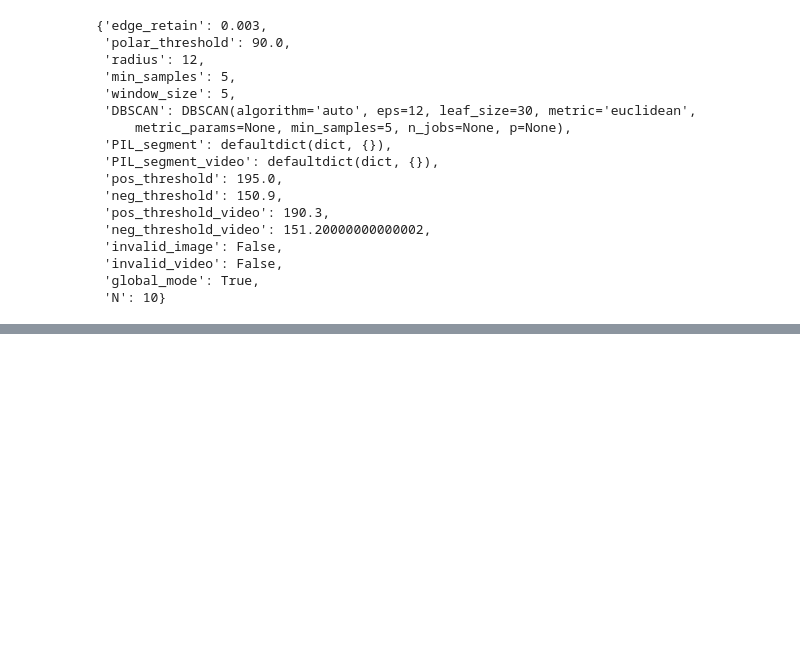
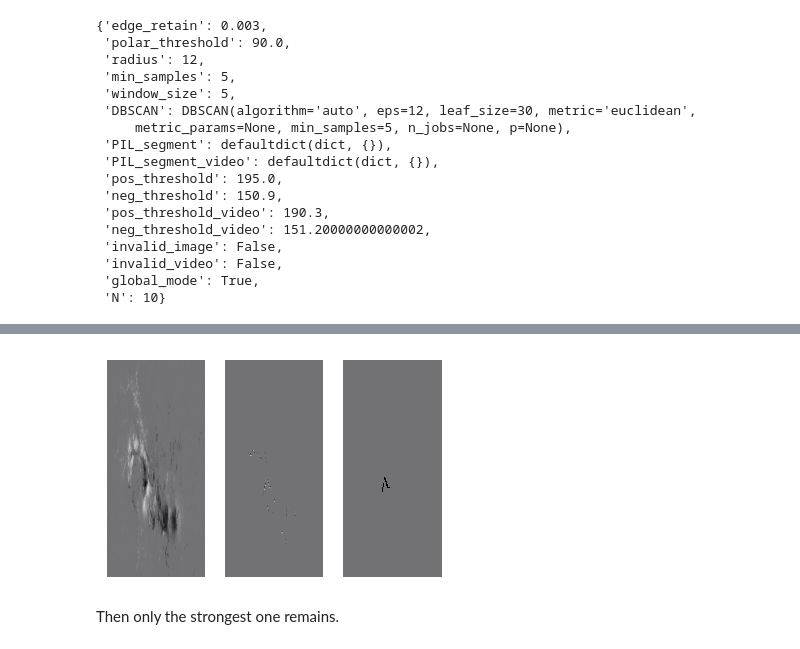
Before and after one commit to husun0822/BlueSky_Project, a Jupyter notebook: PIL/PIL_module/PIL_module_intro.ipynb, the cells around one changed output, grey strips where cells are left out. Drawn from its saved outputs; the diff is of its cells as text; code cells hidden in the pictures; blank space fills up the shorter version.

```diff
--- a/PIL/PIL_module/PIL_module_intro.ipynb
+++ b/PIL/PIL_module/PIL_module_intro.ipynb
@@ -269,0 +273,6 @@ PIL_detector.__dict__
+# %%
+PIL_detector.visualize(image,select=1)
+# %% [output]
+[figure, added]
+# %% [markdown]
+Then only the strongest one remains.
```
Also changed, not shown: parts of 7 cells of this notebook, 2 other files.
